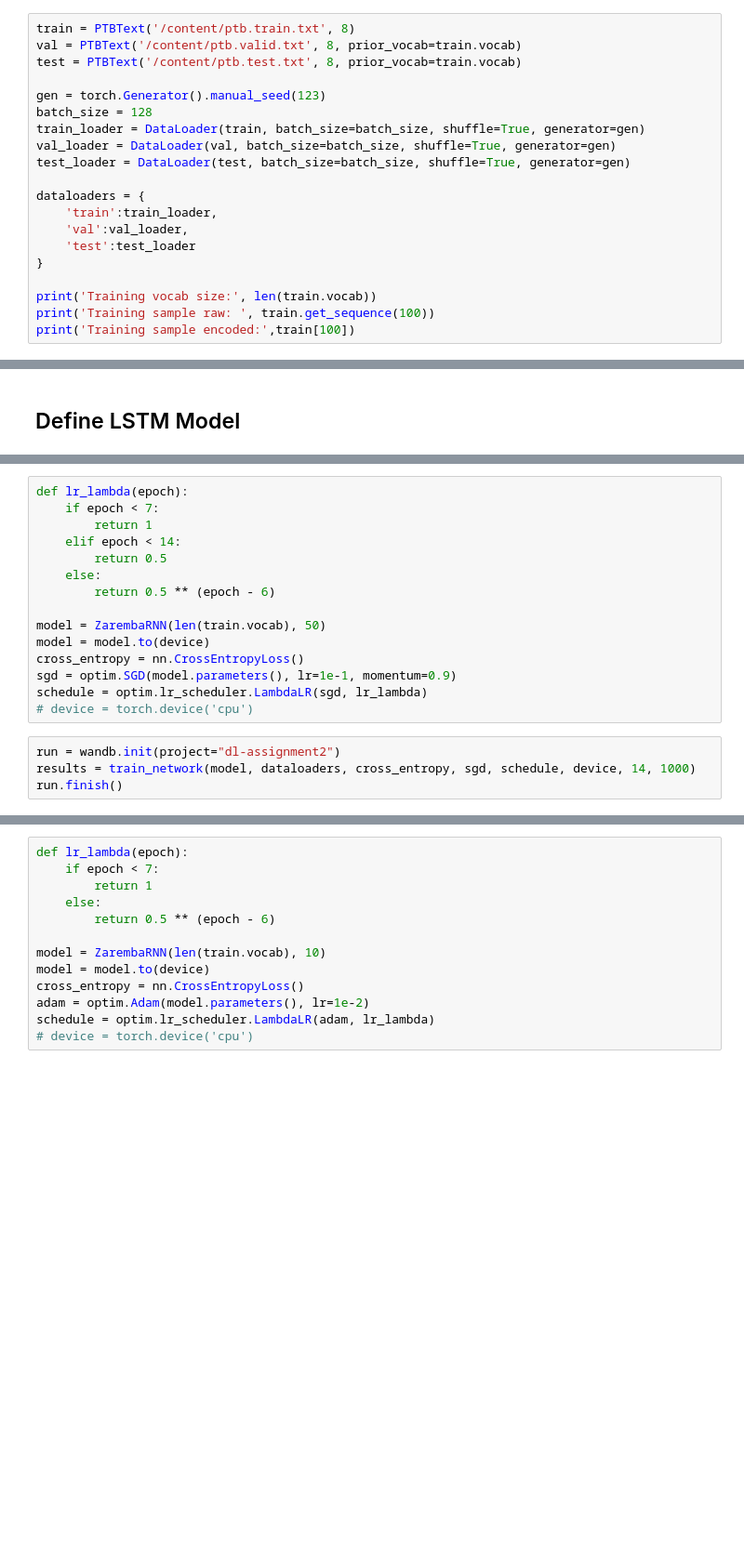
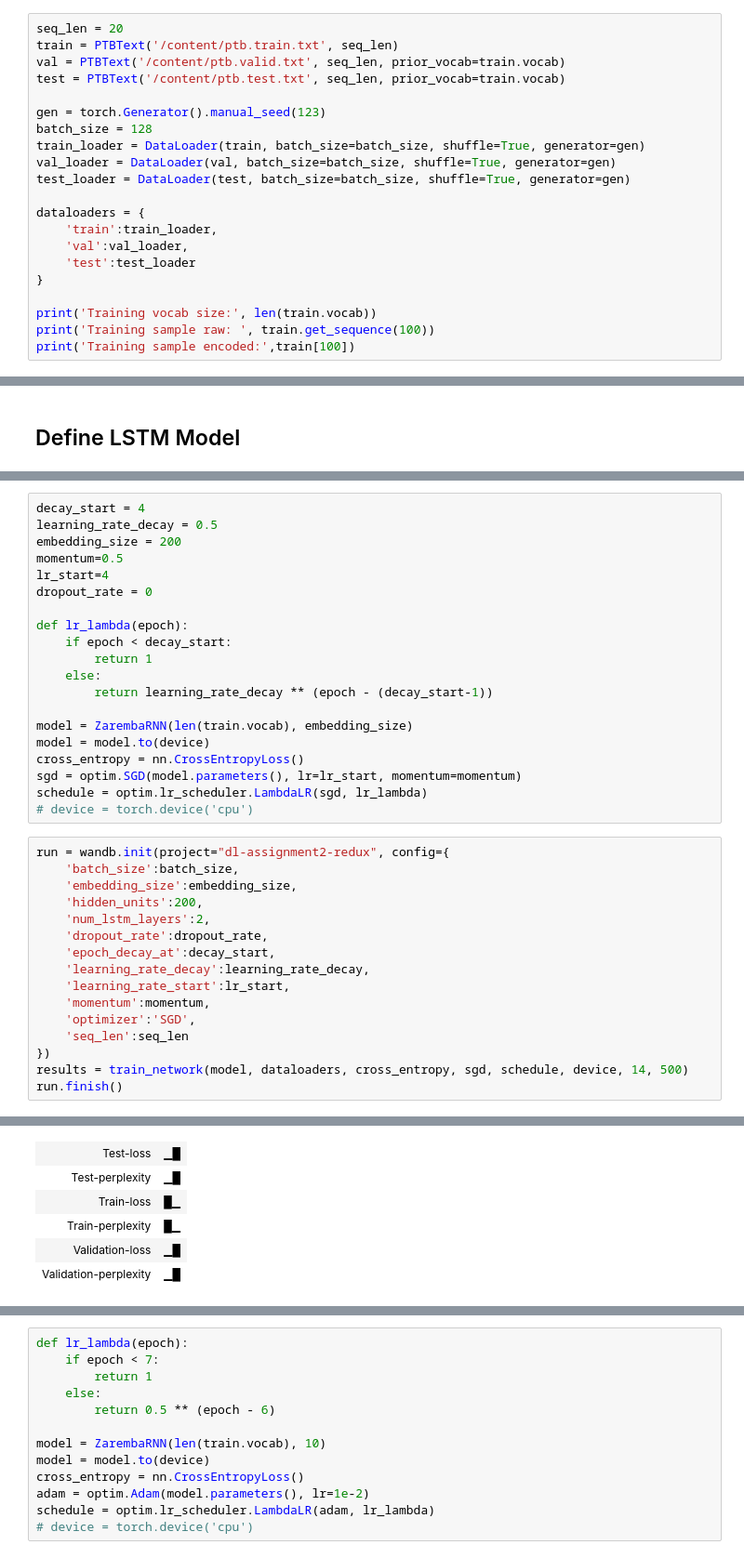
Before and after one commit to mitkrieg/dl-assignment-2, a Jupyter notebook: assignment2_practical.ipynb, the cells around one changed output, grey strips where cells are left out. Shown: that part at 93% size. Drawn from its saved outputs; the diff is of its cells as text; blank space fills up the shorter version.

```diff
--- a/assignment2_practical.ipynb
+++ b/assignment2_practical.ipynb
@@ -144,9 +147,10 @@ class PTBText(Dataset):
 # %% [markdown]
 ### Load Data & Create Data loaders
 # %%
-train = PTBText('/content/ptb.train.txt', 8)
-val = PTBText('/content/ptb.valid.txt', 8, prior_vocab=train.vocab)
-test = PTBText('/content/ptb.test.txt', 8, prior_vocab=train.vocab)
+seq_len = 20
+train = PTBText('/content/ptb.train.txt', seq_len)
+val = PTBText('/content/ptb.valid.txt', seq_len, prior_vocab=train.vocab)
+test = PTBText('/content/ptb.test.txt', seq_len, prior_vocab=train.vocab)
 
 gen = torch.Generator().manual_seed(123)
 batch_size = 128
@@ -274,22 +307,39 @@ def train_network(network, dataloaders, loss_fn, optimizer, schedule, device, ep
         'test':test_perplexity
     }
 # %%
+decay_start = 4
+learning_rate_decay = 0.5
+embedding_size = 200
+momentum=0.5
+lr_start=4
+dropout_rate = 0
+
 def lr_lambda(epoch):
-    if epoch < 7:
+    if epoch < decay_start:
         return 1
-    elif epoch < 14:
-        return 0.5
     else:
-        return 0.5 ** (epoch - 6)
+        return learning_rate_decay ** (epoch - (decay_start-1))
 
-model = ZarembaRNN(len(train.vocab), 50)
+model = ZarembaRNN(len(train.vocab), embedding_size)
 model = model.to(device)
 cross_entropy = nn.CrossEntropyLoss()
-sgd = optim.SGD(model.parameters(), lr=1e-1, momentum=0.9)
+sgd = optim.SGD(model.parameters(), lr=lr_start, momentum=momentum)
 schedule = optim.lr_scheduler.LambdaLR(sgd, lr_lambda)
 # device = torch.device('cpu')
 # %%
-run = wandb.init(project="dl-assignment2")
-results = train_network(model, dataloaders, cross_entropy, sgd, schedule, device, 14, 1000)
+run = wandb.init(project="dl-assignment2-redux", config={
+    'batch_size':batch_size,
+    'embedding_size':embedding_size,
+    'hidden_units':200,
+    'num_lstm_layers':2,
+    'dropout_rate':dropout_rate,
+    'epoch_decay_at':decay_start,
+    'learning_rate_decay':learning_rate_decay,
+    'learning_rate_start':lr_start,
+    'momentum':momentum,
+    'optimizer':'SGD',
+    'seq_len':seq_len
+})
+results = train_network(model, dataloaders, cross_entropy, sgd, schedule, device, 14, 500)
 run.finish()
 # %% [output]
@@ -296,0 +348,6 @@ Tracking run with wandb version 0.18.1
+| Test-loss | ▁█ |
+| Test-perplexity | ▁█ |
+| Train-loss | █▁ |
+| Train-perplexity | █▁ |
+| Validation-loss | ▁█ |
+| Validation-perplexity | ▁█ |
```
Also changed, not shown: parts of 10 cells of this notebook.
